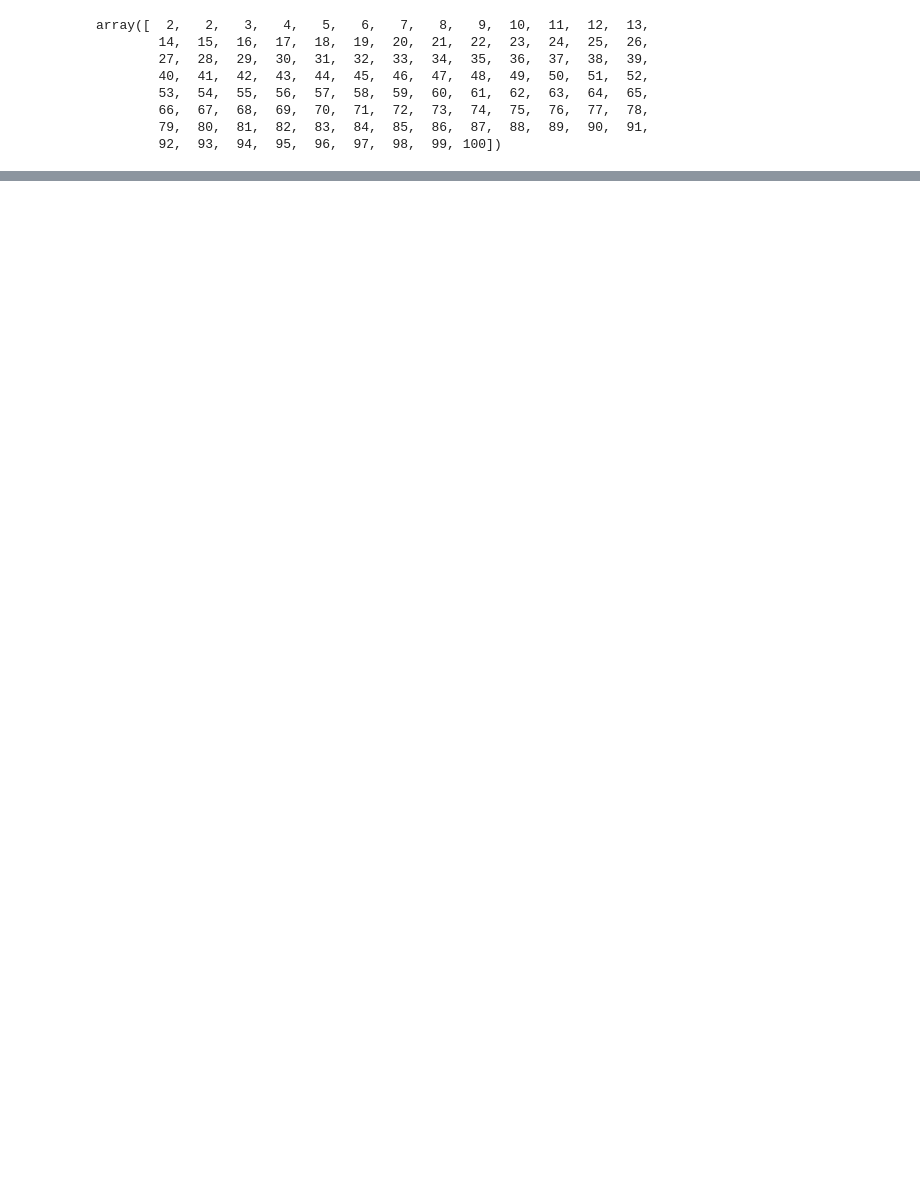
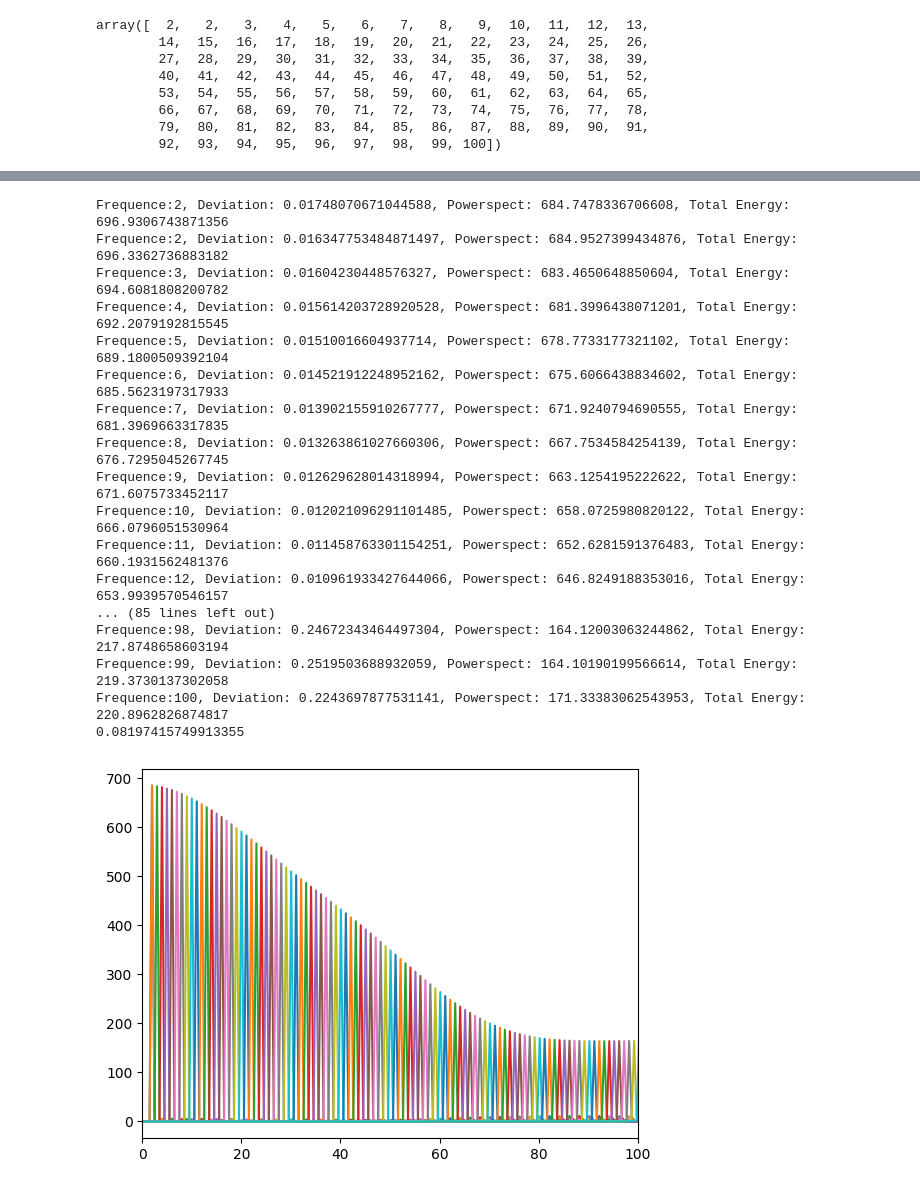
Before and after one commit to Sergio-Ltr/Generalized-Intrinsic-Plasticity, a Jupyter notebook: NOTEBOOKS/0.5_De_Phi.ipynb, the cells around one changed output, grey strips where cells are left out. Saved outputs shown, nothing was run; the diff lists cells and outputs as text; code cells hidden in the pictures; blank space fills up the shorter version.

```diff
--- a/NOTEBOOKS/0.5_De_Phi.ipynb
+++ b/NOTEBOOKS/0.5_De_Phi.ipynb
@@ -306 +315,43 @@ Frequence:100, Powerspect: 10783.98409255564
+# %%
+de_acc = []
+reservoir.reset_initial_state()
+reservoir.rescale_weights(0.99) #activation=torch.nn.Tanh())
+
+for theta in theta_range:
+    starttime = 0.0
+    endtime = 2.0
+    steps = 1000
+    t = np.linspace(starttime, endtime, num=steps)
+    f = np.sin(2*np.pi*theta*t)
+
+    f_res = reservoir.predict(f).numpy()
+    f_res -= np.mean(f_res, axis=0)
+    f_res = np.mean(f_res, axis=1)
+
+    de_theta = deviation_from_linearity(f_res, theta, verbose=True)
+    de_acc.append(de_theta)
+
+
+de_fi = sum(de_acc)/len(theta_range)
+result_table[1,0] = de_fi
+print(de_fi)
+# %% [output]
+Frequence:2, Deviation: 0.01748070671044588, Powerspect: 684.7478336706608, Total Energy: 696.9306743871356
+Frequence:2, Deviation: 0.016347753484871497, Powerspect: 684.9527399434876, Total Energy: 696.3362736883182
+Frequence:3, Deviation: 0.01604230448576327, Powerspect: 683.4650648850604, Total Energy: 694.6081808200782
+Frequence:4, Deviation: 0.015614203728920528, Powerspect: 681.3996438071201, Total Energy: 692.2079192815545
+Frequence:5, Deviation: 0.01510016604937714, Powerspect: 678.7733177321102, Total Energy: 689.1800509392104
+Frequence:6, Deviation: 0.014521912248952162, Powerspect: 675.6066438834602, Total Energy: 685.5623197317933
+Frequence:7, Deviation: 0.013902155910267777, Powerspect: 671.9240794690555, Total Energy: 681.3969663317835
+Frequence:8, Deviation: 0.013263861027660306, Powerspect: 667.7534584254139, Total Energy: 676.7295045267745
+Frequence:9, Deviation: 0.012629628014318994, Powerspect: 663.1254195222622, Total Energy: 671.6075733452117
+Frequence:10, Deviation: 0.012021096291101485, Powerspect: 658.0725980820122, Total Energy: 666.0796051530964
+Frequence:11, Deviation: 0.011458763301154251, Powerspect: 652.6281591376483, Total Energy: 660.1931562481376
+Frequence:12, Deviation: 0.010961933427644066, Powerspect: 646.8249188353016, Total Energy: 653.9939570546157
+... (85 lines left out)
+Frequence:98, Deviation: 0.24672343464497304, Powerspect: 164.12003063244862, Total Energy: 217.8748658603194
+Frequence:99, Deviation: 0.2519503688932059, Powerspect: 164.10190199566614, Total Energy: 219.3730137302058
+Frequence:100, Deviation: 0.2243697877531141, Powerspect: 171.33383062543953, Total Energy: 220.8962826874817
+0.08197415749913355
+[figure, added]
 # %%
```
Also changed, not shown: parts of 28 cells of this notebook, 1 other file.
